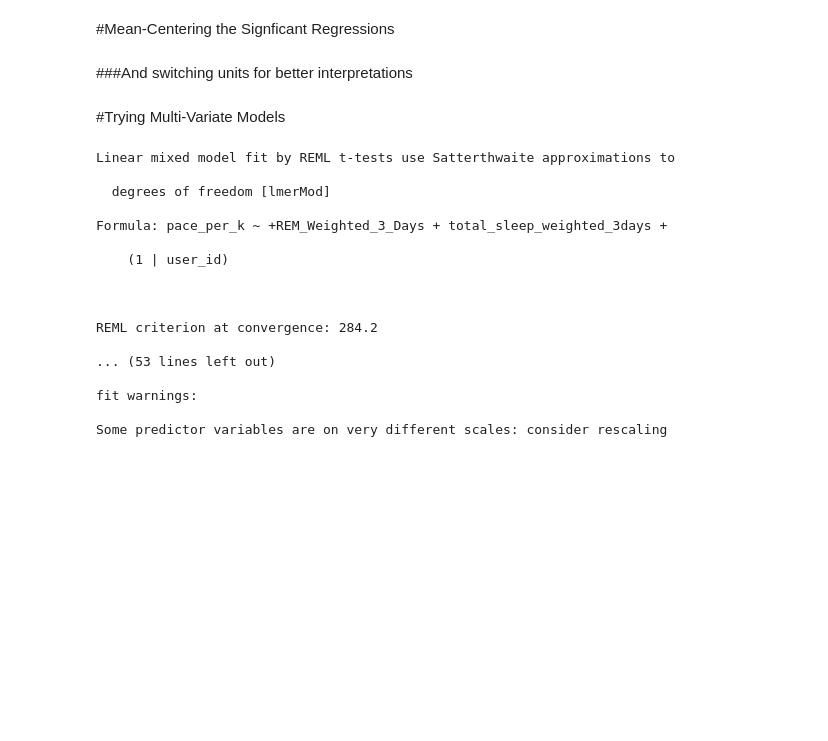
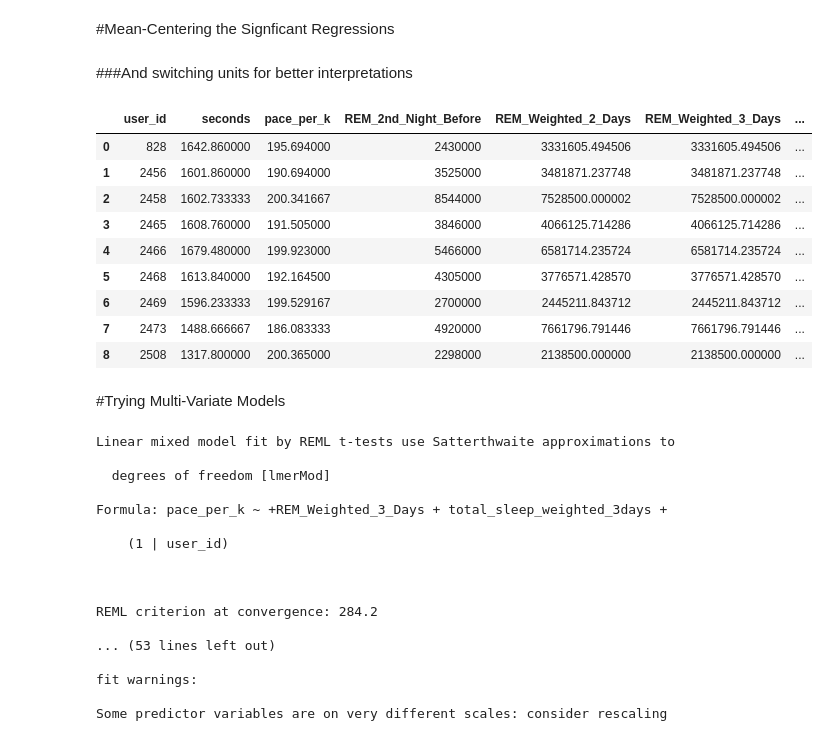
Before and after one commit to callen13/Senior_Thesis, a Jupyter notebook: sequential_model_selection.ipynb, the cells around one changed output. Drawn from its saved outputs; the diff is of its cells as text; code cells hidden in the pictures; blank space fills up the shorter version.

Commit message:
Made means dataframe

```diff
--- a/sequential_model_selection.ipynb
+++ b/sequential_model_selection.ipynb
@@ -175,6 +175,23 @@ df.head()
 #Mean-Centering the Signficant Regressions
 # %% [markdown]
 ###And switching units for better interpretations
+# %%
+#mean-centering pace per kilometer
+mean_df = df.groupby('user_id').mean().reset_index()
+mean_df = mean_df.drop(['race_period', 'user_2456', 'user_2458', 'user_2465', 'user_2466', 'user_2473', 'user_2508', 'user_2439',
+                        'user_2469', 'user_2468', 'FP_5K', 'Wisco_8K', 'Brown_8K', 'VCP_8K_Heps', 'FP_10K', 'VCP_8K_IC4A'], axis=1)
+mean_df
+# %% [output]
+|  | user_id | seconds | pace_per_k | REM_2nd_Night_Before | REM_Weighted_2_Days | REM_Weighted_3_Days | ... |
+| 0 | 828 | 1642.860000 | 195.694000 | 2430000 | 3331605.494506 | 3331605.494506 | ... |
+| 1 | 2456 | 1601.860000 | 190.694000 | 3525000 | 3481871.237748 | 3481871.237748 | ... |
+| 2 | 2458 | 1602.733333 | 200.341667 | 8544000 | 7528500.000002 | 7528500.000002 | ... |
+| 3 | 2465 | 1608.760000 | 191.505000 | 3846000 | 4066125.714286 | 4066125.714286 | ... |
+| 4 | 2466 | 1679.480000 | 199.923000 | 5466000 | 6581714.235724 | 6581714.235724 | ... |
+| 5 | 2468 | 1613.840000 | 192.164500 | 4305000 | 3776571.428570 | 3776571.428570 | ... |
+| 6 | 2469 | 1596.233333 | 199.529167 | 2700000 | 2445211.843712 | 2445211.843712 | ... |
+| 7 | 2473 | 1488.666667 | 186.083333 | 4920000 | 7661796.791446 | 7661796.791446 | ... |
+| 8 | 2508 | 1317.800000 | 200.365000 | 2298000 | 2138500.000000 | 2138500.000000 | ... |
 # %% [markdown]
 #Trying Multi-Variate Models
 # %%
```
